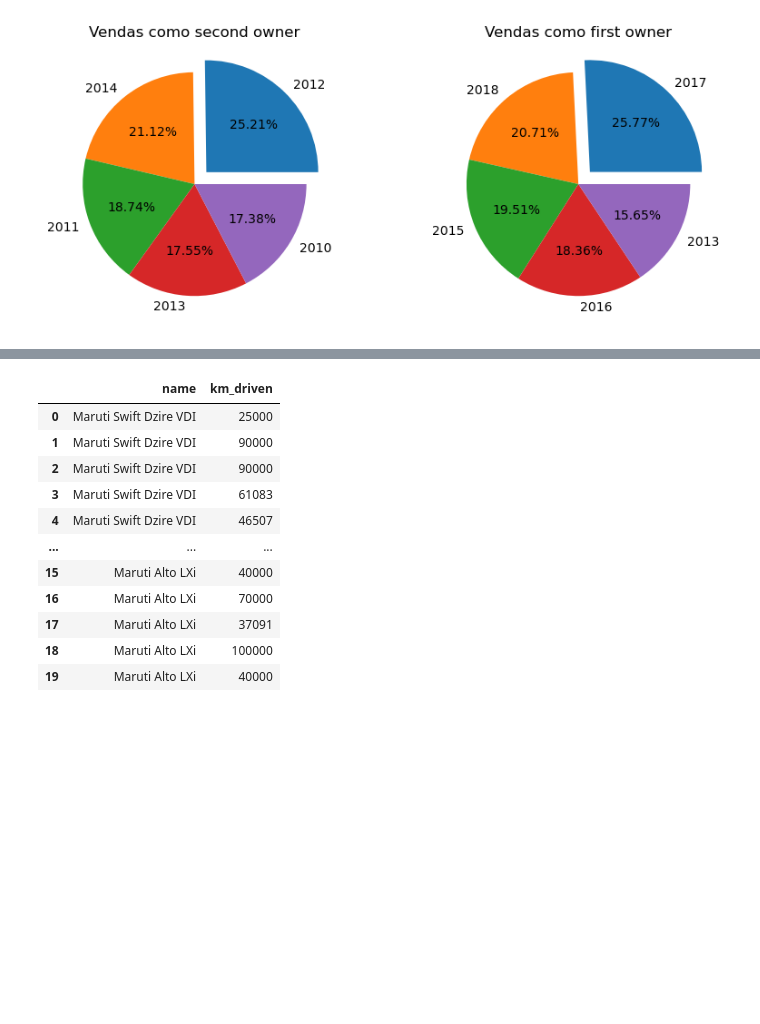
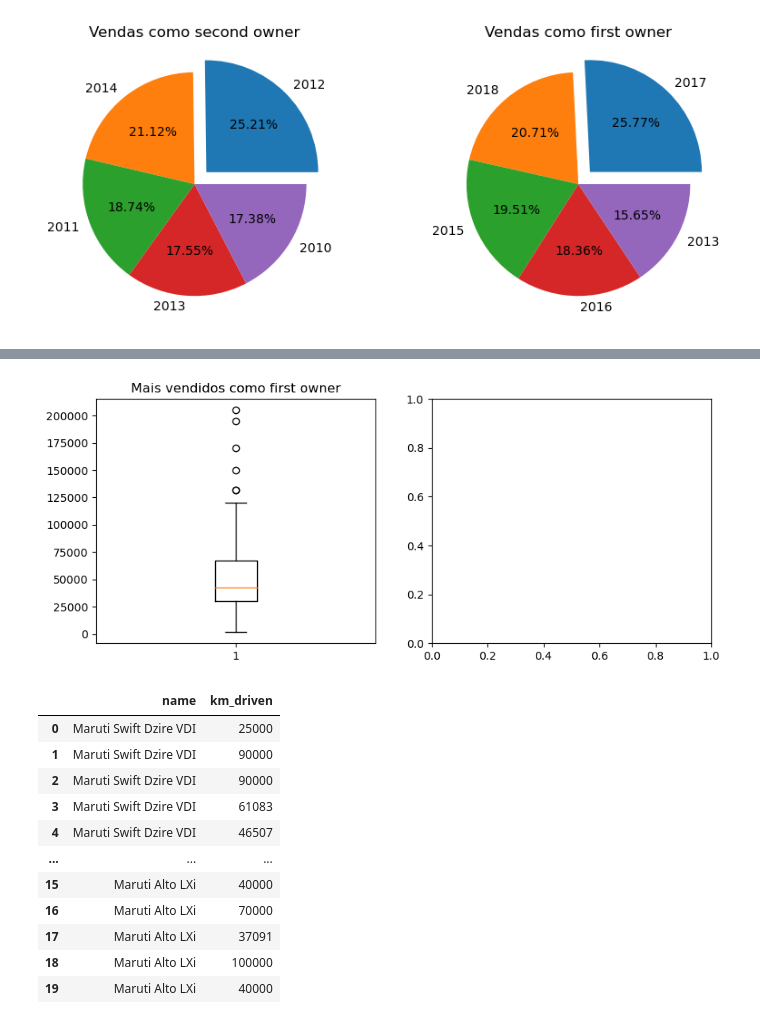
Before and after one commit to cristianomm/PUCRS, a Jupyter notebook: 98H04-06 - Programação Orientada a Dados/TI2/TI2-CristianoMMartins.ipynb, the cells around one changed output, grey strips where cells are left out. Saved outputs shown, nothing was run; the diff lists cells and outputs as text; code cells hidden in the pictures; blank space fills up the shorter version.

```diff
--- a/98H04-06 - Programação Orientada a Dados/TI2/TI2-CristianoMMartins.ipynb
+++ b/98H04-06 - Programação Orientada a Dados/TI2/TI2-CristianoMMartins.ipynb
@@ -327,19 +327,25 @@ second_owner = cars[cars['name'].isin(top_second_owner['name']) & (cars['owner']
 # %%
 #plota os graficos boxplot de km_driven e name para first owner e second owner
 
 #https://matplotlib.org/stable/gallery/statistics/boxplot_color.html
 
-#fig, ax = plt.subplots(1, 2, figsize=(10, 4))
+fig, ax = plt.subplots(1, 2, figsize=(10, 4))
+
+
+
+
 plt.subplot(1, 2, 1)
-plt.boxplot(first_owner)
+plt.boxplot(first_owner['km_driven'])
 plt.title('Mais vendidos como first owner')
 
-plt.subplot(1, 2, 2)
-plt.boxplot(second_owner)
-plt.title('Mais vendidos como second owner')
+#plt.subplot(1, 2, 2)
+#plt.boxplot(second_owner)
+#plt.title('Mais vendidos como second owner')
 
 
 plt.show()
+# %% [output]
+[figure, added]
 # %%
 #cars.loc[(cars['selling_price'] == '€ 0') & (cars['marca'] == m), 'selling_price'] = f'€ {marca_avg}'
 name = 'Maruti Alto LXi'
```
